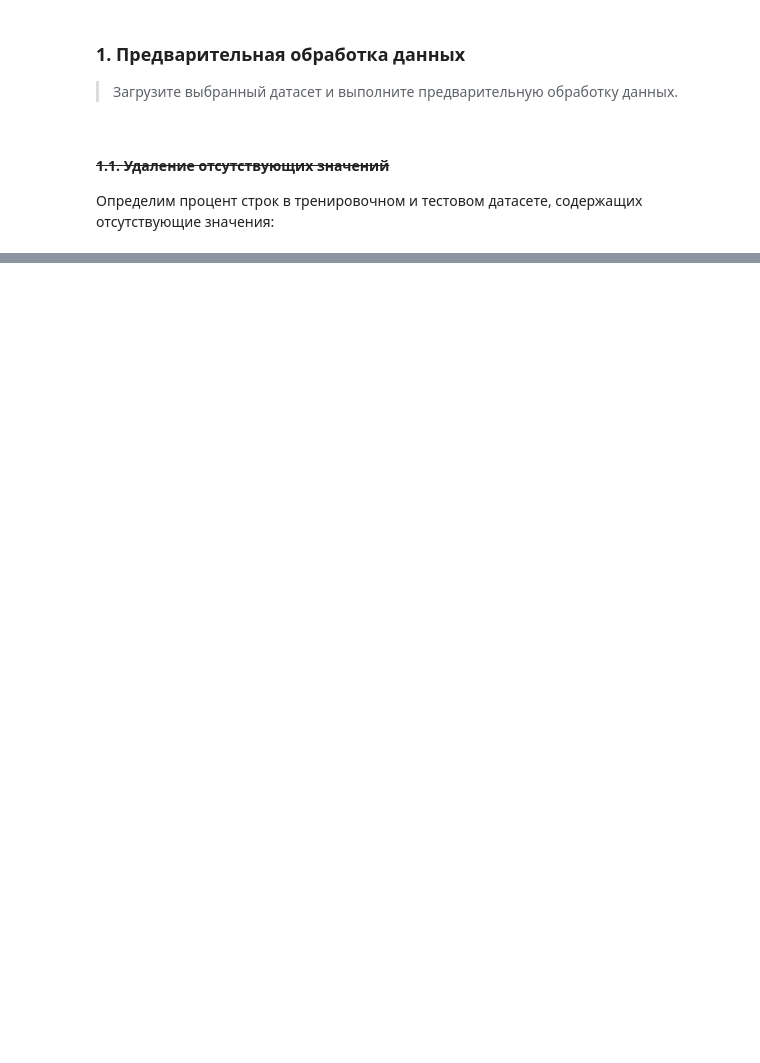
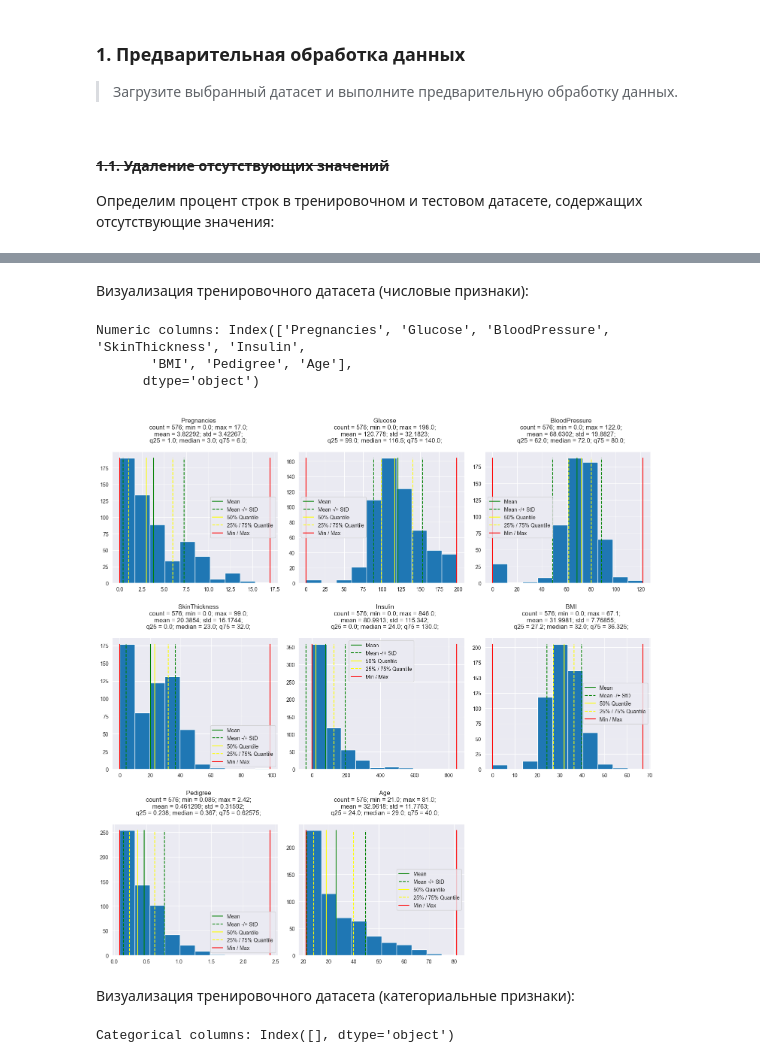
Before and after one commit to Vad1mChK/LabsAiSystems, a Jupyter notebook: lab6/lab6.ipynb, the cells around one changed output, grey strips where cells are left out. Drawn from its saved outputs; the diff is of its cells as text; code cells hidden in the pictures; blank space fills up the shorter version.

```diff
--- a/lab6/lab6.ipynb
+++ b/lab6/lab6.ipynb
@@ -149,5 +148,0 @@ x_test = df_test # df_test has no column 'Survived'
-# %%
-numeric_columns = x_train.select_dtypes(include='number').columns
-categorical_columns = x_train.select_dtypes(exclude='number').columns
-print(f'Numeric columns: {numeric_columns}')
-print(f'Categorical columns: {categorical_columns}')
@@ -280,0 +315,15 @@ x_train_norm.head()
+# %% [markdown]
+Визуализация тренировочного датасета (числовые признаки):
+# %%
+visualize_numeric_columns(x_train)
+# %% [output]
+Numeric columns: Index(['Pregnancies', 'Glucose', 'BloodPressure', 'SkinThickness', 'Insulin',
+       'BMI', 'Pedigree', 'Age'],
+      dtype='object')
+[figure, added]
+# %% [markdown]
+Визуализация тренировочного датасета (категориальные признаки):
+# %%
+visualize_categorical_columns(x_train)
+# %% [output]
+Categorical columns: Index([], dtype='object')
```
Also changed, not shown: parts of 71 cells of this notebook.
